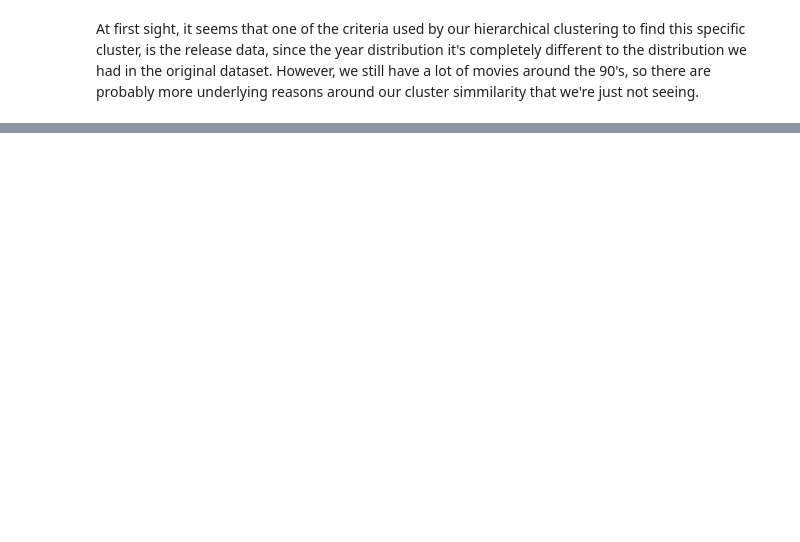
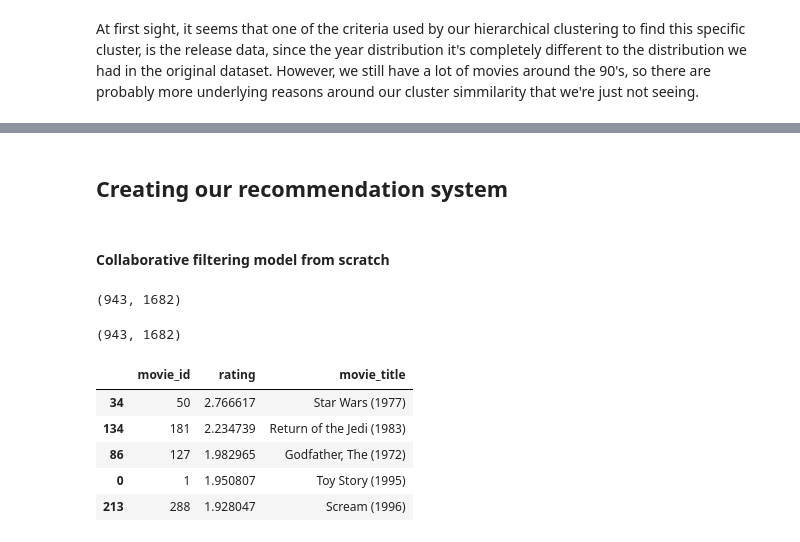
Before and after one commit to gonzaferreiro/Networks_Analysis_plus_Recommendations_system, a Jupyter notebook: notebook_project.ipynb, the cells around one changed output, grey strips where cells are left out. Cells and saved outputs as stored; diff of their text form; code cells hidden in the pictures; blank space fills up the shorter version.

Commit message:
First ever recommendations!"

```diff
--- a/notebook_project.ipynb
+++ b/notebook_project.ipynb
@@ -304,0 +316,4 @@ At first sight, it seems that one of the criteria used by our hierarchical clust
+# %% [markdown]
+## Creating our recommendation system
+# %% [markdown]
+#### Collaborative filtering model from scratch
@@ -304,0 +358,52 @@ At first sight, it seems that one of the criteria used by our hierarchical clust
+# %%
+user_similarity = adjusted_cos_distance_matrix(n_users,data_matrix,0)
+item_similarity = adjusted_cos_distance_matrix(n_items,data_matrix,1)
+# %%
+def predict(ratings, similarity, type='user'):
+    if type == 'user':
+        mean_user_rating = ratings.mean(axis=1)
+        #We use np.newaxis so that mean_user_rating
+        # has same format as ratings. Find more about np.newaxis here:
+        # https://stackoverflow.com/questions/29241056/how-does-numpy-newaxis-work-and-when-to-use-it
+        ratings_diff = (ratings - mean_user_rating[:, np.newaxis])
+        pred = mean_user_rating[:, np.newaxis] + similarity.dot(ratings_diff) / np.array([np.abs(similarity).sum(axis=1)]).T
+    elif type == 'item':
+        pred = ratings.dot(similarity) / np.array([np.abs(similarity).sum(axis=1)])
+    return pred
+# %%
+user_prediction = predict(data_matrix, user_similarity, type='user')
+item_prediction = predict(data_matrix, item_similarity, type='item')
+# %%
+user_prediction.shape
+# %% [output]
+(943, 1682)
+# %%
+item_prediction.shape
+# %% [output]
+(943, 1682)
+# %%
+# The following function uses the predictions previously created,
+# finds the movies not rated by the user (and therefore not seen),
+# a passes the top 5 ranked movies according to our predictions.
+
+def finding_movies_for_user(user, ratings, preds):
+    recos = {'movie_id': [],'rating': []}
+    user_array = preds[user]
+    orig_rat = ratings[user]
+    for each in range(0,len(orig_rat)):
+        if orig_rat[each] == 0:
+            recos['movie_id'].append(each+1)
+            recos['rating'].append(user_array[each])
+    recos_df = pd.DataFrame(recos)
+    final_recos_df = pd.merge(recos_df, items[['movie_id','movie_title']],
+                              how='left', on='movie_id')
+    return final_recos_df.sort_values(by='rating',ascending=False).head(5)
+# %%
+finding_movies_for_user(10, data_matrix, user_prediction)
+# %% [output]
+|  | movie_id | rating | movie_title |
+| 34 | 50 | 2.766617 | Star Wars (1977) |
+| 134 | 181 | 2.234739 | Return of the Jedi (1983) |
+| 86 | 127 | 1.982965 | Godfather, The (1972) |
+| 0 | 1 | 1.950807 | Toy Story (1995) |
+| 213 | 288 | 1.928047 | Scream (1996) |
```
Also changed, not shown: parts of 7 cells of this notebook.
